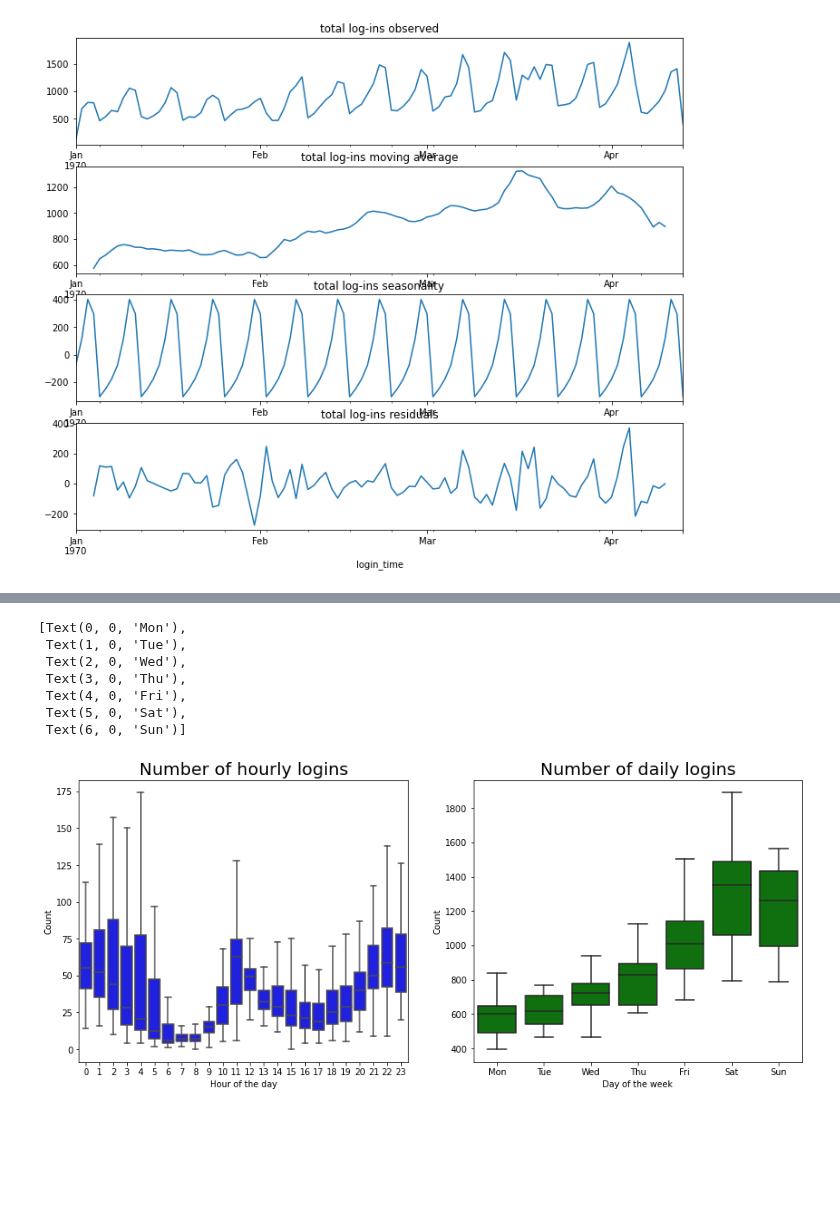
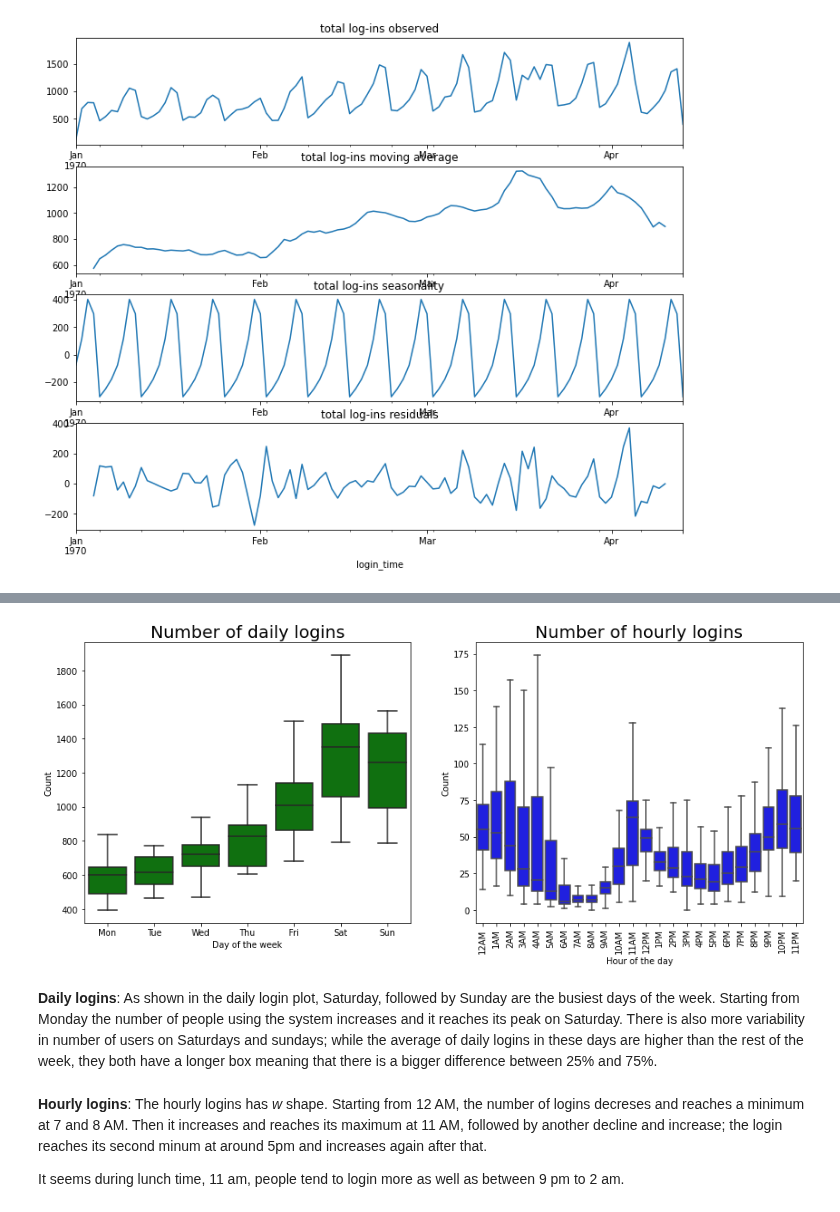
Before and after one commit to somayehY/SomayeYoussefi, a Jupyter notebook: ultimate_challenge/Ultimate_challenge.ipynb, the cells around one changed output, grey strips where cells are left out. Drawn from its saved outputs; the diff is of its cells as text; code cells hidden in the pictures; blank space fills up the shorter version.

```diff
--- a/ultimate_challenge/Ultimate_challenge.ipynb
+++ b/ultimate_challenge/Ultimate_challenge.ipynb
@@ -154,22 +236,21 @@ daily
-# %%
-fig, ax = plt.subplots(nrows=1, ncols=2, figsize=(15, 6))
-
-sns.boxplot(y='Count', x='Hour of the day', ax=ax[0], data=hourly, showfliers = False, color='blue')
-ax[0].set_title('Number of hourly logins', fontsize = 20, loc='center')
-
-#ax[0].set_xlabel('Year', fontsize = 16, fontdict=dict(weight='bold'))
-#ax[0].set_ylabel('Salinity Surface', fontsize = 16, fontdict=dict(weight='bold'))
-
-sns.boxplot(y='Count', x='Day of the week', ax=ax[1], data=daily, showfliers = False, color='green')
-ax[1].set_title('Number of daily logins', fontsize = 20, loc='center')
-ax[1].set_xticklabels(['Mon', 'Tue', 'Wed', 'Thu', 'Fri', 'Sat', 'Sun'])
-#ax[1].set_ylabel('Salinity Surface', fontsize = 16, fontdict=dict(weight='bold'))
-# %% [output]
-[Text(0, 0, 'Mon'),
- Text(1, 0, 'Tue'),
- Text(2, 0, 'Wed'),
- Text(3, 0, 'Thu'),
- Text(4, 0, 'Fri'),
- Text(5, 0, 'Sat'),
- Text(6, 0, 'Sun')]
-[figure, removed]
+# %%
+fig, ax = plt.subplots(nrows=1, ncols=2, figsize=(15, 6))
+
+sns.boxplot(y='Count', x='Day of the week', ax=ax[0], data=daily, showfliers = False, color='green')
+ax[0].set_title('Number of daily logins', fontsize = 20, loc='center')
+ax[0].set_xticklabels(['Mon', 'Tue', 'Wed', 'Thu', 'Fri', 'Sat', 'Sun'])
+
+sns.boxplot(y='Count', x='Hour of the day', ax=ax[1], data=hourly, showfliers = False, color='blue')
+ax[1].set_title('Number of hourly logins', fontsize = 20, loc='center')
+ax[1].set(xlabel='Hour of the day')
+ax[1].set_xticklabels(['12AM', '1AM', '2AM', '3AM', '4AM', '5AM', '6AM', '7AM', '8AM', '9AM', '10AM', '11AM', '12PM',
+                      '1PM', '2PM', '3PM', '4PM', '5PM', '6PM', '7PM', '8PM', '9PM', '10PM', '11PM'], rotation=90)
+print('')
+# %% [output]
+[figure, added]
+# %% [markdown]
+__Daily logins__: As shown in the daily login plot, Saturday, followed by Sunday are the busiest days of the week. Starting from Monday the number of people using the system increases and it reaches its peak on Saturday. There is also more variability in number of users on Saturdays and sundays; while the average of daily logins in these days are higher than the rest of the week, they both have a longer box meaning that there is a bigger difference between 25% and 75%.
+# %% [markdown]
+__Hourly logins__: The hourly logins has _w_ shape. Starting from 12 AM, the number of logins decreses and reaches a minimum at 7 and 8 AM. Then it increases and reaches its maximum at 11 AM, followed by another decline and increase; the login reaches its second minum at around 5pm and increases again after that.
+
+It seems during lunch time, 11 am, people tend to login more as well as between 9 pm to 2 am.
```
Also changed, not shown: parts of 75 cells of this notebook.
